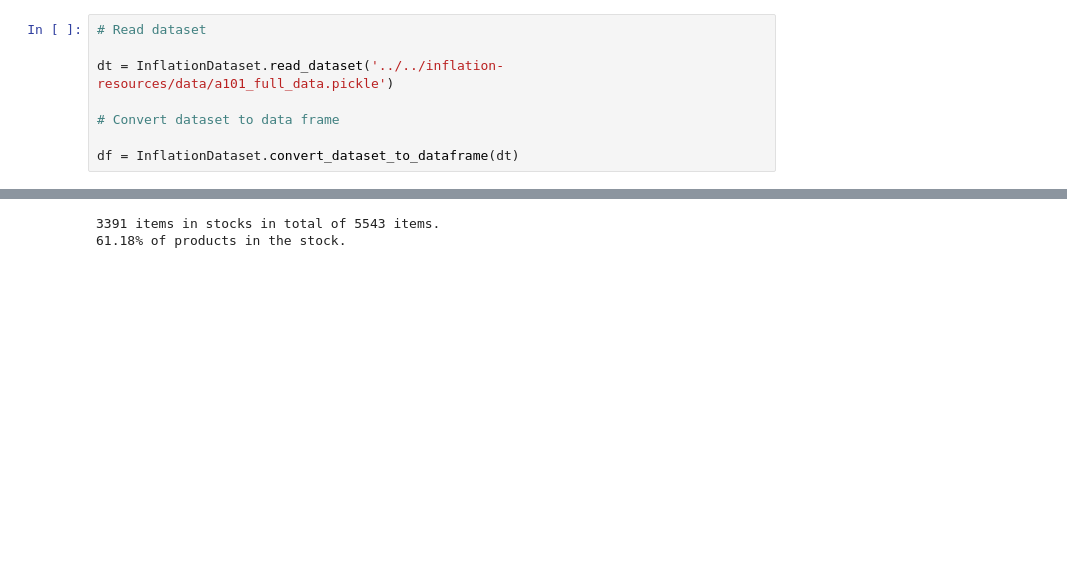
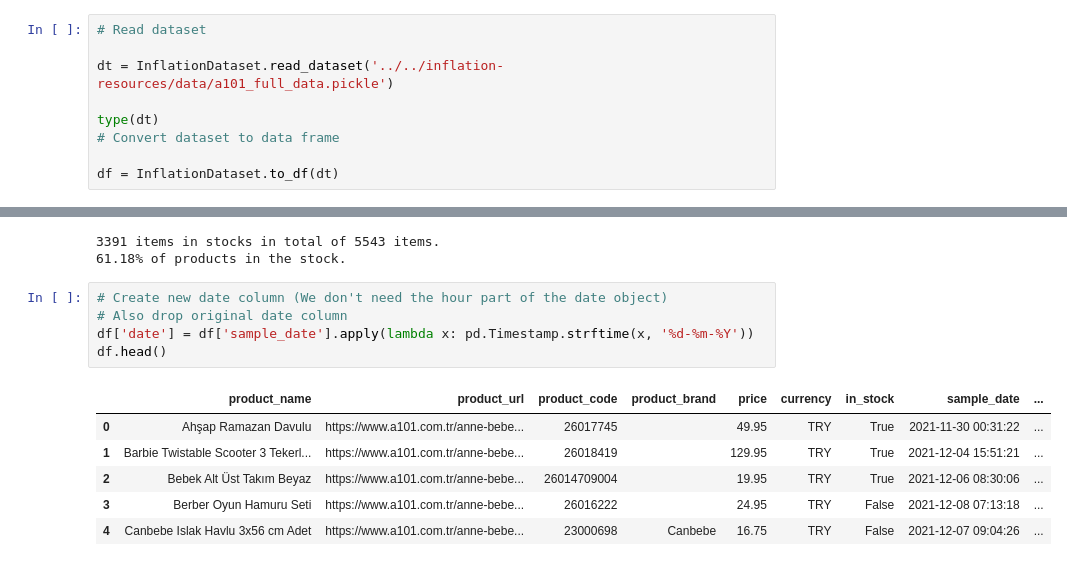
Before and after one commit to imagination-ai/kerem-side-projects-monorepo, a Jupyter notebook: inflation/analysis/descriptive-analysis.ipynb, the cells around one changed output, grey strips where cells are left out. Drawn from its saved outputs; the diff is of its cells as text; blank space fills up the shorter version.

```diff
--- a/inflation/analysis/descriptive-analysis.ipynb
+++ b/inflation/analysis/descriptive-analysis.ipynb
@@ -17,9 +20,10 @@ dataset.save_dataset('A101_full_data.pickle1')
 
 dt = InflationDataset.read_dataset('../../inflation-resources/data/a101_full_data.pickle')
 
+type(dt)
 # Convert dataset to data frame
 
-df = InflationDataset.convert_dataset_to_dataframe(dt)
+df = InflationDataset.to_df(dt)
 # %%
 df.head()
 # %% [output]
@@ -69,3 +73,15 @@ print(f"{len(df[df['in_stock'] == True])} items in stocks in total of {len(df)}
 # %% [output]
 3391 items in stocks in total of 5543 items.
 61.18% of products in the stock.
+# %%
+# Create new date column (We don't need the hour part of the date object)
+# Also drop original date column
+df['date'] = df['sample_date'].apply(lambda x: pd.Timestamp.strftime(x, '%d-%m-%Y'))
+df.head()
+# %% [output]
+|  | product_name | product_url | product_code | product_brand | price | currency | in_stock | sample_date | ... |
+| 0 | Ahşap Ramazan Davulu | https://www.a101.com.tr/anne-bebe... | 26017745 |  | 49.95 | TRY | True | 2021-11-30 00:31:22 | ... |
+| 1 | Barbie Twistable Scooter 3 Tekerl... | https://www.a101.com.tr/anne-bebe... | 26018419 |  | 129.95 | TRY | True | 2021-12-04 15:51:21 | ... |
+| 2 | Bebek Alt Üst Takım Beyaz | https://www.a101.com.tr/anne-bebe... | 26014709004 |  | 19.95 | TRY | True | 2021-12-06 08:30:06 | ... |
+| 3 | Berber Oyun Hamuru Seti | https://www.a101.com.tr/anne-bebe... | 26016222 |  | 24.95 | TRY | False | 2021-12-08 07:13:18 | ... |
+| 4 | Canbebe Islak Havlu 3x56 cm Adet | https://www.a101.com.tr/anne-bebe... | 23000698 | Canbebe | 16.75 | TRY | False | 2021-12-07 09:04:26 | ... |
```
Also changed, not shown: parts of 14 cells of this notebook, 2 other files.
